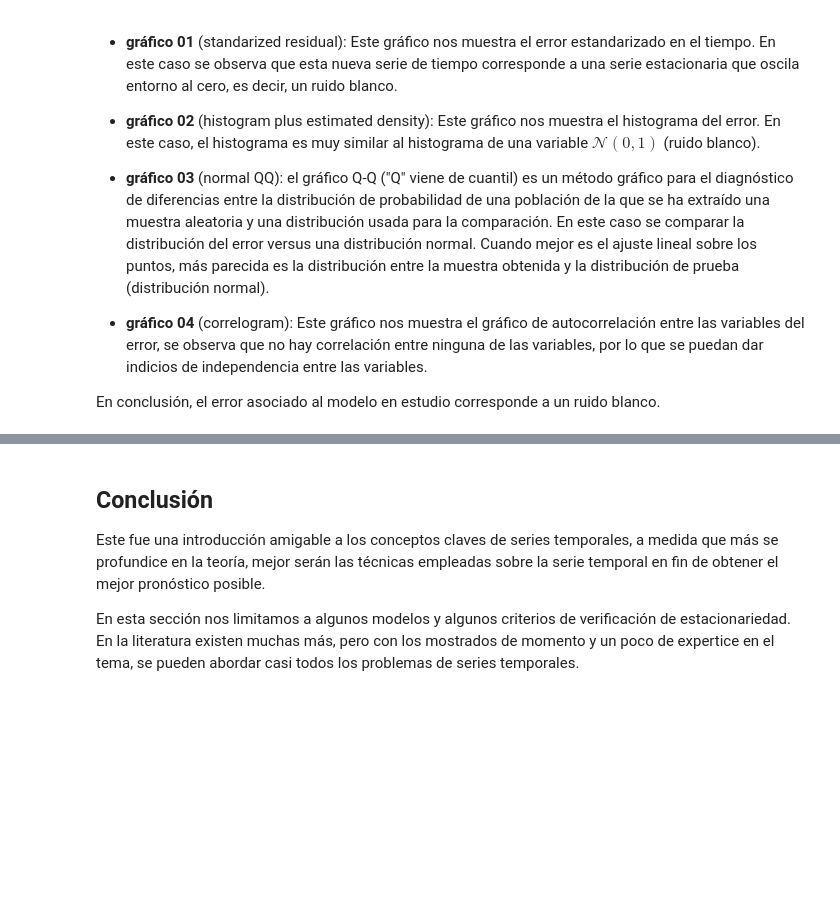
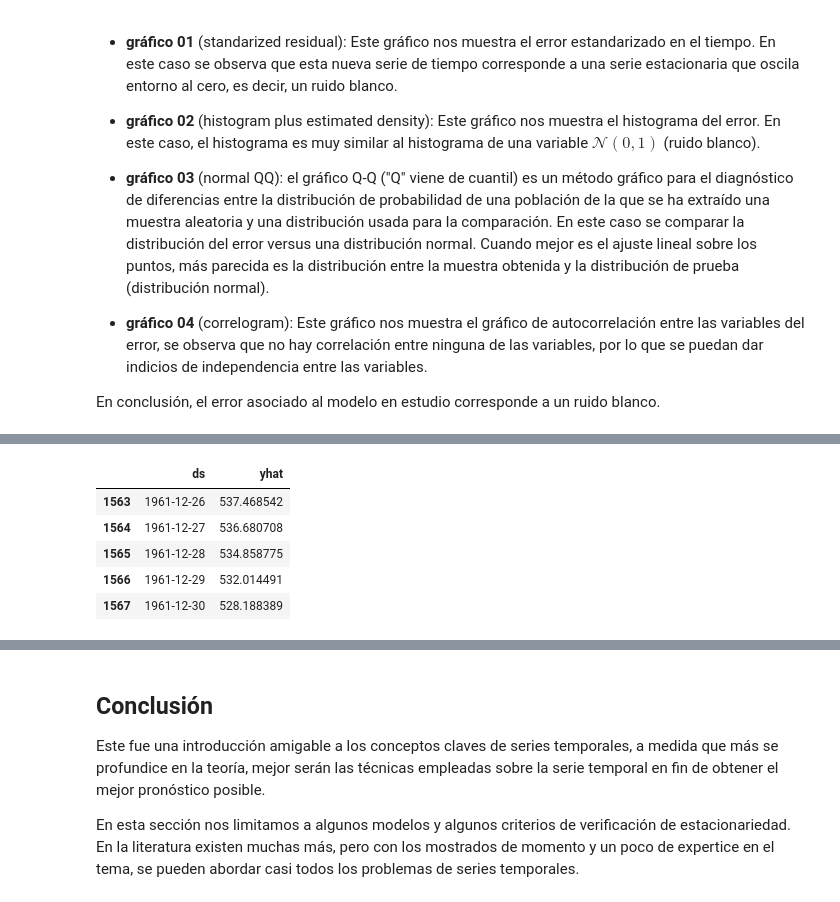
Before and after one commit to fralfaro/MAT281_2022, a Jupyter notebook: docs/lectures/ml/time_series/05_series_temporales.ipynb, the cells around one changed output, grey strips where cells are left out. Saved outputs shown, nothing was run; the diff lists cells and outputs as text; code cells hidden in the pictures; blank space fills up the shorter version.

```diff
--- a/docs/lectures/ml/time_series/05_series_temporales.ipynb
+++ b/docs/lectures/ml/time_series/05_series_temporales.ipynb
@@ -651,0 +675,12 @@ En conclusión, el error asociado al modelo en estudio corresponde a un ruido bl
+# %%
+# forecast
+future = m.make_future_dataframe(periods=365*4)
+forecast = m.predict(future)[['ds', 'yhat']]
+forecast.tail()
+# %% [output]
+|  | ds | yhat |
+| 1563 | 1961-12-26 | 537.468542 |
+| 1564 | 1961-12-27 | 536.680708 |
+| 1565 | 1961-12-28 | 534.858775 |
+| 1566 | 1961-12-29 | 532.014491 |
+| 1567 | 1961-12-30 | 528.188389 |
```
Also changed, not shown: parts of 11 cells of this notebook, 11 other files.
